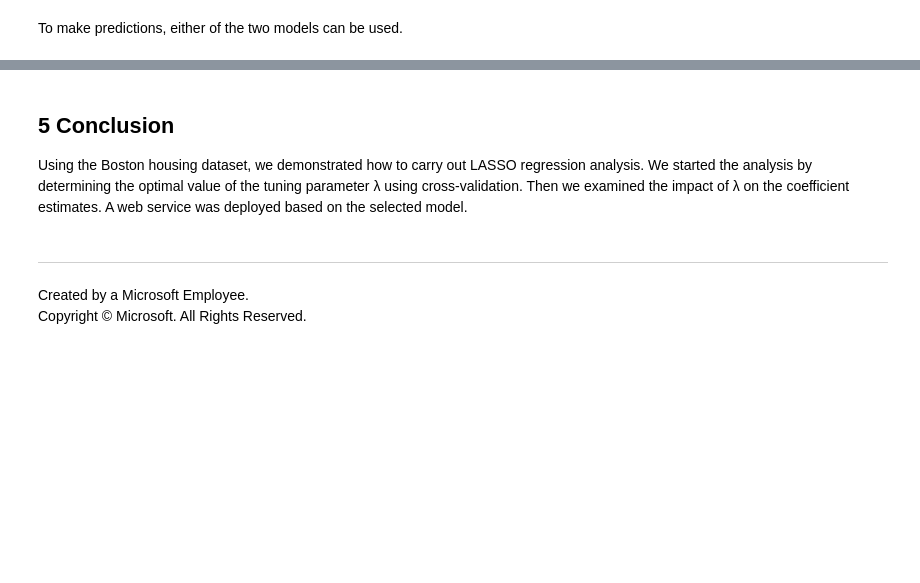
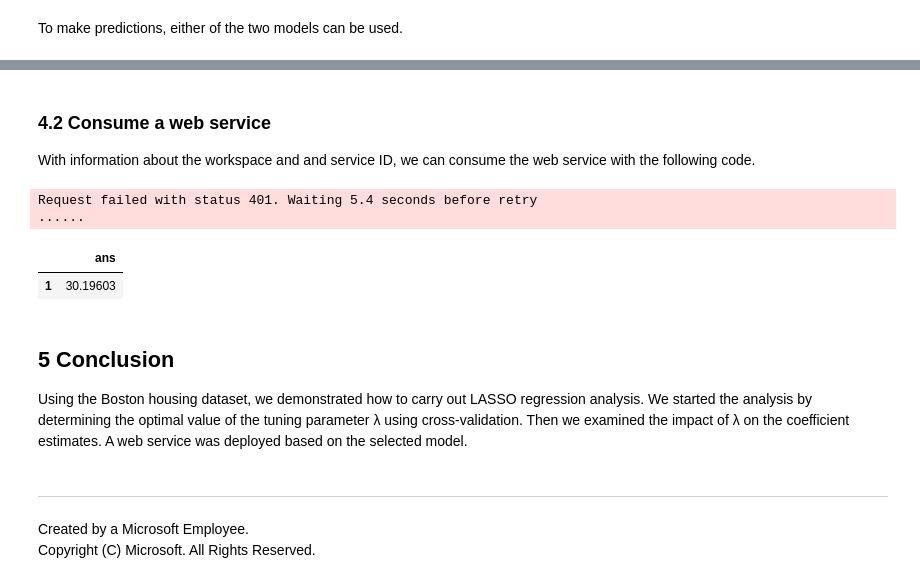
Before and after one commit to andrie/jupyter-notebook-samples, a Jupyter notebook: LASSO.ipynb, the cells around one changed output, grey strips where cells are left out. Drawn from its saved outputs; the diff is of its cells as text; code cells hidden in the pictures; blank space fills up the shorter version.

```diff
--- a/LASSO.ipynb
+++ b/LASSO.ipynb
@@ -211,7 +178,30 @@ Request failed with status 401. Retrying request...
+# %% [markdown]
+### 4.2 Consume a web service
+With information about the workspace and and service ID, we can consume the web service with the following code.
+# %%
+# save workspace ID and authorization token
+ws_id <- ws$id
+ws_auth <- ws$.auth
+# save web service ID
+service_id <- ep$WebServiceId
+# define workspace, this is necessary if you are running outside of the service deployment session
+ws <- workspace(
+   id = ws_id,
+   auth = ws_auth
+)
+# defind endpoint based on workspace and service ID information
+ep_price_pred <- endpoints(ws, service_id)
+# consume
+consume(ep_price_pred, newdata)
+# %% [output]
+Request failed with status 401. Waiting 5.4 seconds before retry
+......
+|  | ans |
+| 1 | 30.19603 |
 # %% [markdown]
 ## 5 Conclusion
 Using the Boston housing dataset, we demonstrated how to carry out LASSO regression analysis. We started the analysis by determining the optimal value of the tuning parameter λ using cross-validation. Then we examined the impact of λ on the coefficient estimates. A web service was deployed based on the selected model.
 # %% [markdown]
 ---
 Created by a Microsoft Employee.
-Copyright © Microsoft. All Rights Reserved.
+Copyright (C) Microsoft. All Rights Reserved.
```
Also changed, not shown: parts of 13 cells of this notebook, 2 other files.
